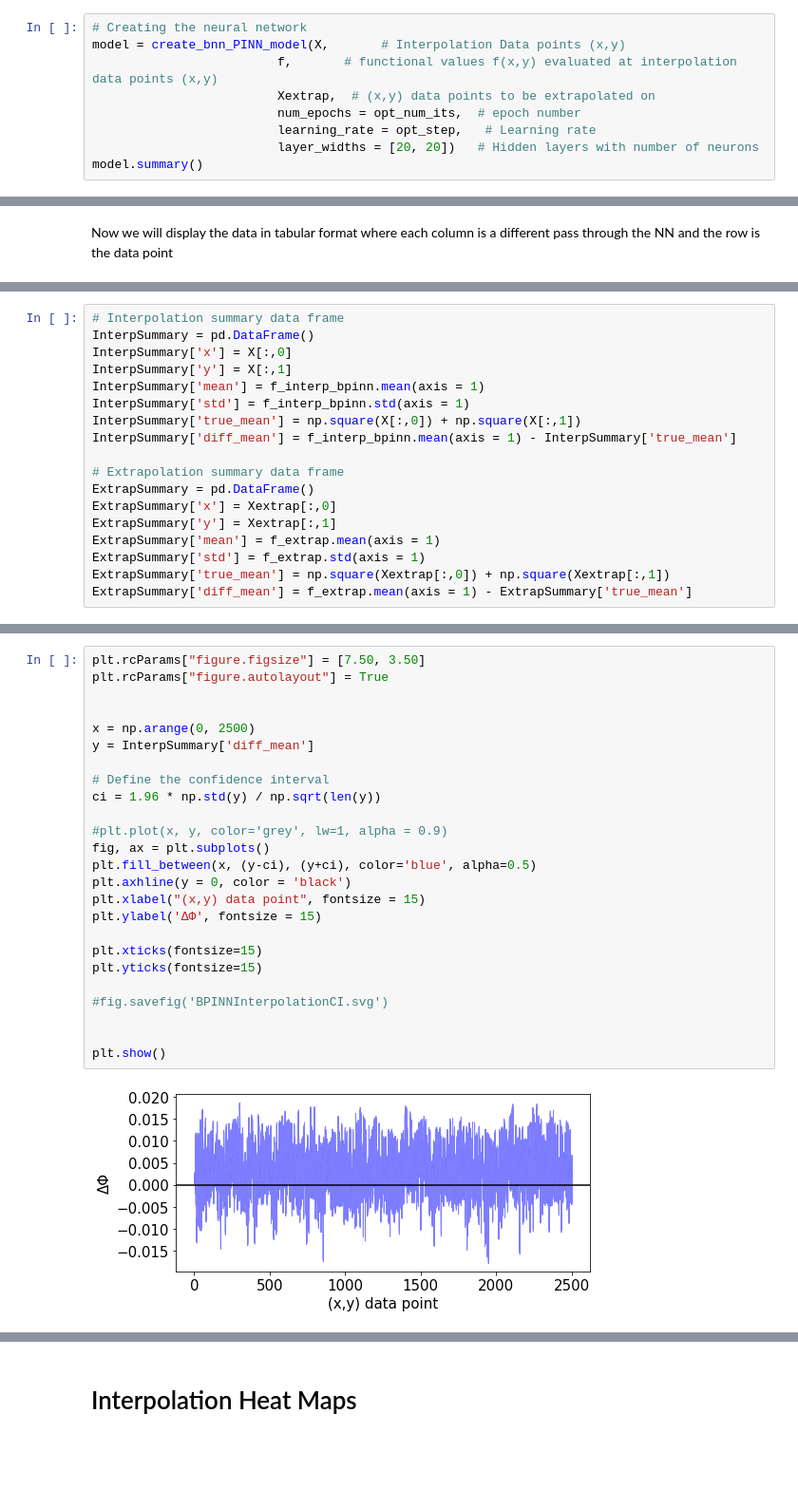
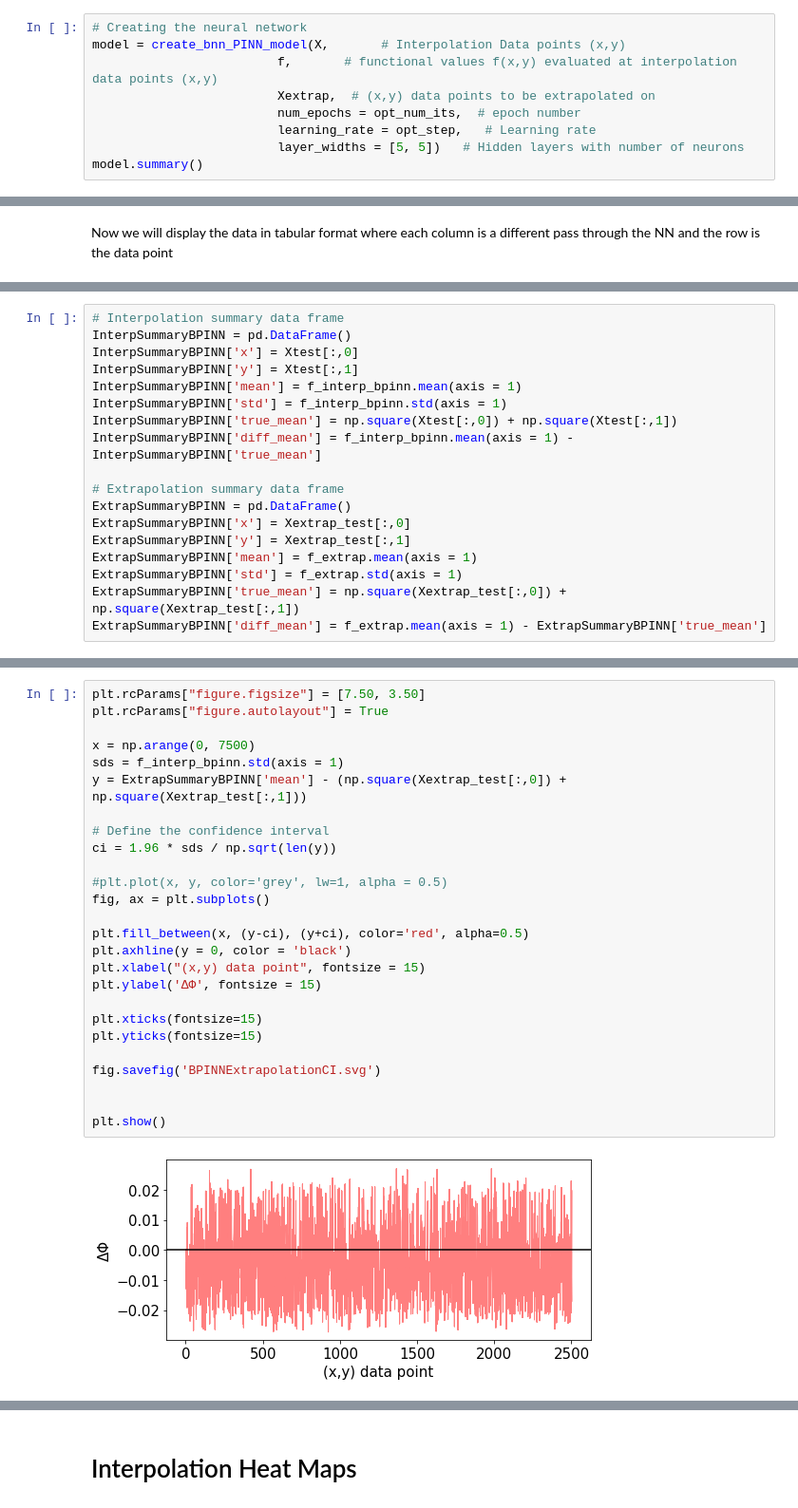
Before and after one commit to 2022-RIPS-AMD/Bayesian_Physics_Informed_Neural_Nets, a Jupyter notebook: BayesianPhysicsInformedNeuralNets.ipynb, the cells around one changed output, grey strips where cells are left out. Shown at 95% size. Drawn from its saved outputs; the diff is of its cells as text; blank space fills up the shorter version.

Commit message:
Added BPINNs

```diff
--- a/BayesianPhysicsInformedNeuralNets.ipynb
+++ b/BayesianPhysicsInformedNeuralNets.ipynb
@@ -372,7 +421,7 @@ model = create_bnn_PINN_model(X,       # Interpolation Data points (x,y)
                          Xextrap,  # (x,y) data points to be extrapolated on
                          num_epochs = opt_num_its,  # epoch number
                          learning_rate = opt_step,   # Learning rate
-                         layer_widths = [20, 20])   # Hidden layers with number of neurons
+                         layer_widths = [5, 5])   # Hidden layers with number of neurons
 model.summary()
 # %% [output]
 Model: "physics_informed_nn"
@@ -519,18 +599,18 @@ f_extrap_bpinn
 # %%
 # Interpolation summary data frame
-InterpSummary = pd.DataFrame()
-InterpSummary['x'] = X[:,0]
-InterpSummary['y'] = X[:,1]
-InterpSummary['mean'] = f_interp_bpinn.mean(axis = 1)
-InterpSummary['std'] = f_interp_bpinn.std(axis = 1)
-InterpSummary['true_mean'] = np.square(X[:,0]) + np.square(X[:,1])
-InterpSummary['diff_mean'] = f_interp_bpinn.mean(axis = 1) - InterpSummary['true_mean']
+InterpSummaryBPINN = pd.DataFrame()
+InterpSummaryBPINN['x'] = Xtest[:,0]
+InterpSummaryBPINN['y'] = Xtest[:,1]
+InterpSummaryBPINN['mean'] = f_interp_bpinn.mean(axis = 1)
+InterpSummaryBPINN['std'] = f_interp_bpinn.std(axis = 1)
+InterpSummaryBPINN['true_mean'] = np.square(Xtest[:,0]) + np.square(Xtest[:,1])
+InterpSummaryBPINN['diff_mean'] = f_interp_bpinn.mean(axis = 1) - InterpSummaryBPINN['true_mean']
 
 # Extrapolation summary data frame
-ExtrapSummary = pd.DataFrame()
-ExtrapSummary['x'] = Xextrap[:,0]
-ExtrapSummary['y'] = Xextrap[:,1]
-ExtrapSummary['mean'] = f_extrap.mean(axis = 1)
-ExtrapSummary['std'] = f_extrap.std(axis = 1)
-ExtrapSummary['true_mean'] = np.square(Xextrap[:,0]) + np.square(Xextrap[:,1])
-ExtrapSummary['diff_mean'] = f_extrap.mean(axis = 1) - ExtrapSummary['true_mean']
+ExtrapSummaryBPINN = pd.DataFrame()
+ExtrapSummaryBPINN['x'] = Xextrap_test[:,0]
+ExtrapSummaryBPINN['y'] = Xextrap_test[:,1]
+ExtrapSummaryBPINN['mean'] = f_extrap.mean(axis = 1)
+ExtrapSummaryBPINN['std'] = f_extrap.std(axis = 1)
+ExtrapSummaryBPINN['true_mean'] = np.square(Xextrap_test[:,0]) + np.square(Xextrap_test[:,1])
+ExtrapSummaryBPINN['diff_mean'] = f_extrap.mean(axis = 1) - ExtrapSummaryBPINN['true_mean']
@@ -537,27 +647,28 @@ ExtrapSummary['diff_mean'] = f_extrap.mean(axis = 1) - ExtrapSummary['true_mean'
 # %%
 plt.rcParams["figure.figsize"] = [7.50, 3.50]
 plt.rcParams["figure.autolayout"] = True
 
-
-x = np.arange(0, 2500)
-y = InterpSummary['diff_mean']
+x = np.arange(0, 7500)
+sds = f_interp_bpinn.std(axis = 1)
+y = ExtrapSummaryBPINN['mean'] - (np.square(Xextrap_test[:,0]) + np.square(Xextrap_test[:,1]))
 
 # Define the confidence interval
-ci = 1.96 * np.std(y) / np.sqrt(len(y))
+ci = 1.96 * sds / np.sqrt(len(y))
 
-#plt.plot(x, y, color='grey', lw=1, alpha = 0.9)
+#plt.plot(x, y, color='grey', lw=1, alpha = 0.5)
 fig, ax = plt.subplots()
-plt.fill_between(x, (y-ci), (y+ci), color='blue', alpha=0.5)
+
+plt.fill_between(x, (y-ci), (y+ci), color='red', alpha=0.5)
 plt.axhline(y = 0, color = 'black')
 plt.xlabel("(x,y) data point", fontsize = 15)
 plt.ylabel('ΔΦ', fontsize = 15)
 
 plt.xticks(fontsize=15)
 plt.yticks(fontsize=15)
 
-#fig.savefig('BPINNInterpolationCI.svg')
+fig.savefig('BPINNExtrapolationCI.svg')
 
 
 plt.show()
 # %% [output]
-[figure, old version]
+[figure, new version]
```
Also changed, not shown: parts of 53 cells of this notebook, 1 other file.
